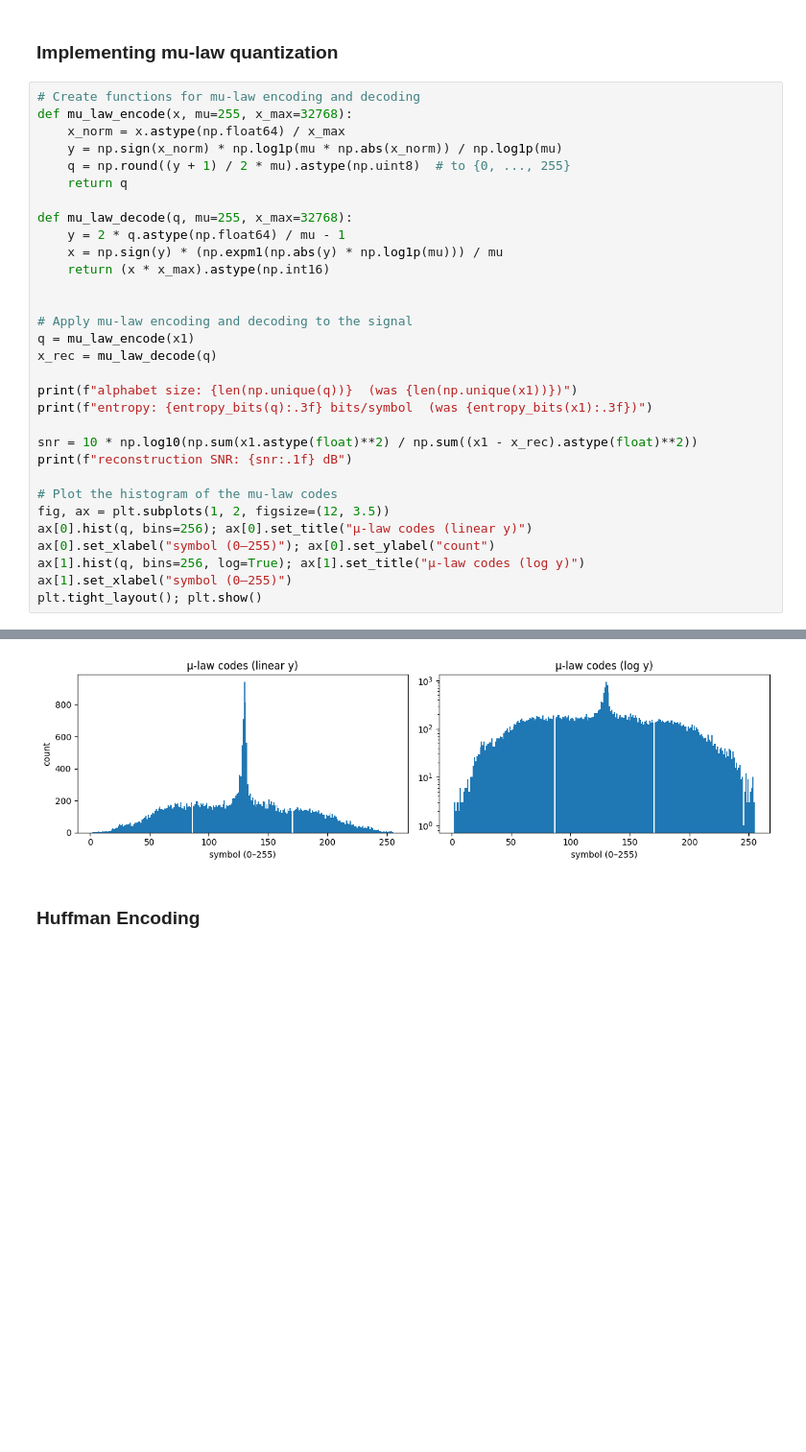
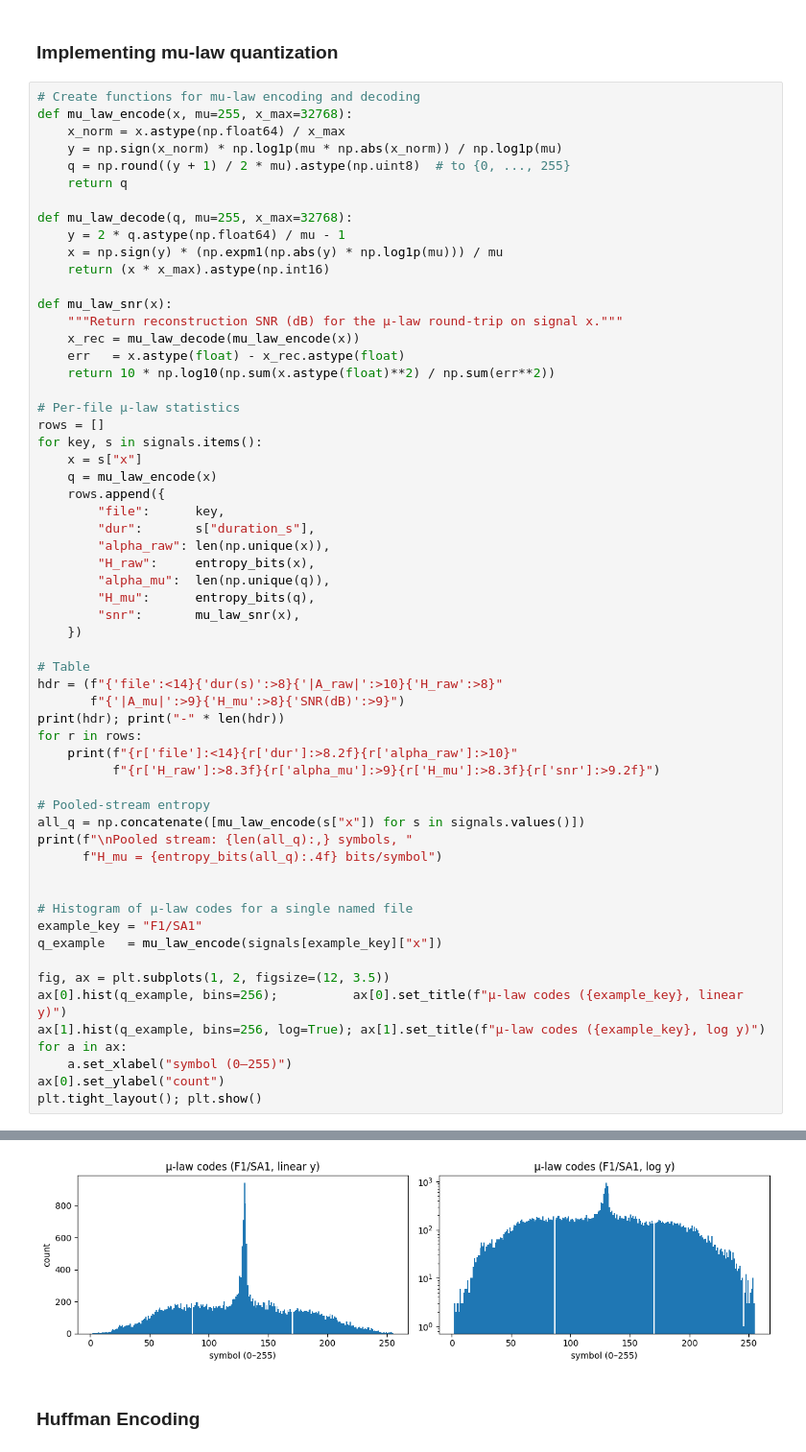
Before and after one commit to PabloABakker/Speech-Huffman-Encoding, a Jupyter notebook: Speach_Encoding.ipynb, the cells around one changed output, grey strips where cells are left out. Shown at 96% size. Cells and saved outputs as stored; diff of their text form; blank space fills up the shorter version.

```diff
--- a/Speach_Encoding.ipynb
+++ b/Speach_Encoding.ipynb
@@ -147,22 +174,50 @@ def mu_law_decode(q, mu=255, x_max=32768):
     x = np.sign(y) * (np.expm1(np.abs(y) * np.log1p(mu))) / mu
     return (x * x_max).astype(np.int16)
 
+def mu_law_snr(x):
+    """Return reconstruction SNR (dB) for the μ-law round-trip on signal x."""
+    x_rec = mu_law_decode(mu_law_encode(x))
+    err   = x.astype(float) - x_rec.astype(float)
+    return 10 * np.log10(np.sum(x.astype(float)**2) / np.sum(err**2))
 
-# Apply mu-law encoding and decoding to the signal
-q = mu_law_encode(x1)
-x_rec = mu_law_decode(q)
+# Per-file μ-law statistics
+rows = []
+for key, s in signals.items():
+    x = s["x"]
+    q = mu_law_encode(x)
+    rows.append({
+        "file":      key,
+        "dur":       s["duration_s"],
+        "alpha_raw": len(np.unique(x)),
+        "H_raw":     entropy_bits(x),
+        "alpha_mu":  len(np.unique(q)),
+        "H_mu":      entropy_bits(q),
+        "snr":       mu_law_snr(x),
+    })
 
-print(f"alphabet size: {len(np.unique(q))}  (was {len(np.unique(x1))})")
-print(f"entropy: {entropy_bits(q):.3f} bits/symbol  (was {entropy_bits(x1):.3f})")
+# Table
+hdr = (f"{'file':<14}{'dur(s)':>8}{'|A_raw|':>10}{'H_raw':>8}"
+       f"{'|A_mu|':>9}{'H_mu':>8}{'SNR(dB)':>9}")
+print(hdr); print("-" * len(hdr))
+for r in rows:
+    print(f"{r['file']:<14}{r['dur']:>8.2f}{r['alpha_raw']:>10}"
+          f"{r['H_raw']:>8.3f}{r['alpha_mu']:>9}{r['H_mu']:>8.3f}{r['snr']:>9.2f}")
 
-snr = 10 * np.log10(np.sum(x1.astype(float)**2) / np.sum((x1 - x_rec).astype(float)**2))
-print(f"reconstruction SNR: {snr:.1f} dB")
+# Pooled-stream entropy
+all_q = np.concatenate([mu_law_encode(s["x"]) for s in signals.values()])
+print(f"\nPooled stream: {len(all_q):,} symbols, "
+      f"H_mu = {entropy_bits(all_q):.4f} bits/symbol")
 
-# Plot the histogram of the mu-law codes
+
+# Histogram of μ-law codes for a single named file
+example_key = "F1/SA1"
+q_example   = mu_law_encode(signals[example_key]["x"])
+
 fig, ax = plt.subplots(1, 2, figsize=(12, 3.5))
-ax[0].hist(q, bins=256); ax[0].set_title("μ-law codes (linear y)")
-ax[0].set_xlabel("symbol (0–255)"); ax[0].set_ylabel("count")
-ax[1].hist(q, bins=256, log=True); ax[1].set_title("μ-law codes (log y)")
-ax[1].set_xlabel("symbol (0–255)")
+ax[0].hist(q_example, bins=256);          ax[0].set_title(f"μ-law codes ({example_key}, linear y)")
+ax[1].hist(q_example, bins=256, log=True); ax[1].set_title(f"μ-law codes ({example_key}, log y)")
+for a in ax:
+    a.set_xlabel("symbol (0–255)")
+ax[0].set_ylabel("count")
 plt.tight_layout(); plt.show()
 # %% [output]
@@ -172,4 +244,4 @@ reconstruction SNR: 37.9 dB
-[figure, old version]
+[figure, new version]
 # %% [markdown]
 ### Huffman Encoding
 # %%
```
Also changed, not shown: parts of 8 cells of this notebook, 4 other files.
